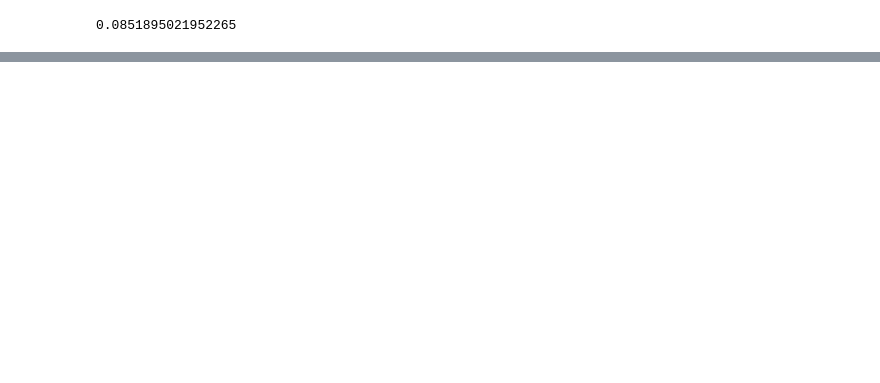
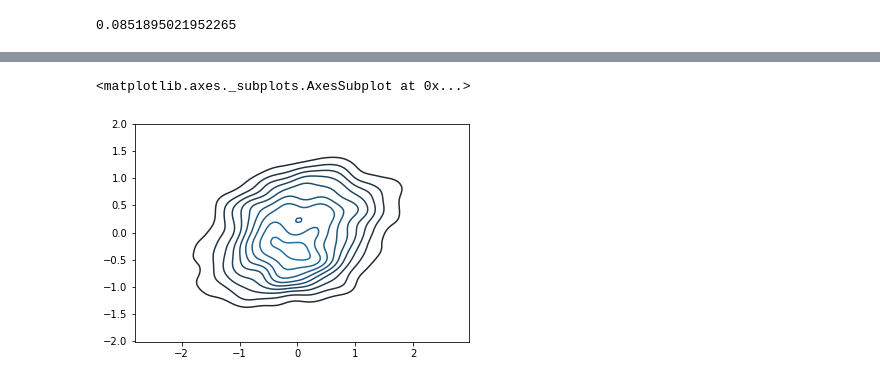
Before and after one commit to virgilpierce/MATH_351, a Jupyter notebook: Testing.ipynb, the cells around one changed output, grey strips where cells are left out. Cells and saved outputs as stored; diff of their text form; code cells hidden in the pictures; blank space fills up the shorter version.

```diff
--- a/Testing.ipynb
+++ b/Testing.ipynb
@@ -224,0 +253,5 @@ plt.plot(xx, yy, 'b.')
+# %%
+sns.kdeplot(xx, yy)
+# %% [output]
+<matplotlib.axes._subplots.AxesSubplot at 0x...>
+[figure, added]
```
Also changed, not shown: parts of 10 cells of this notebook.
